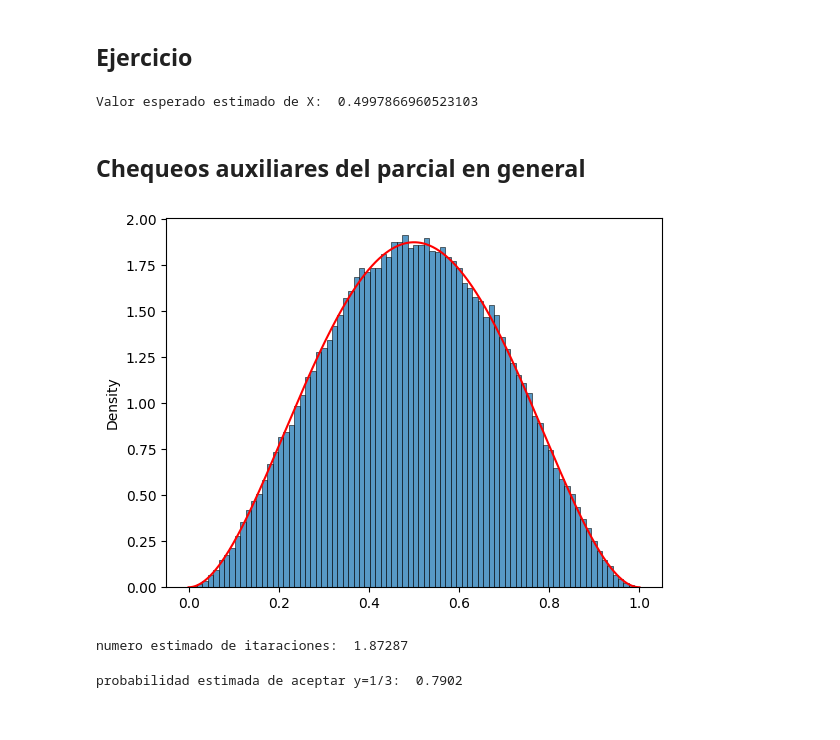
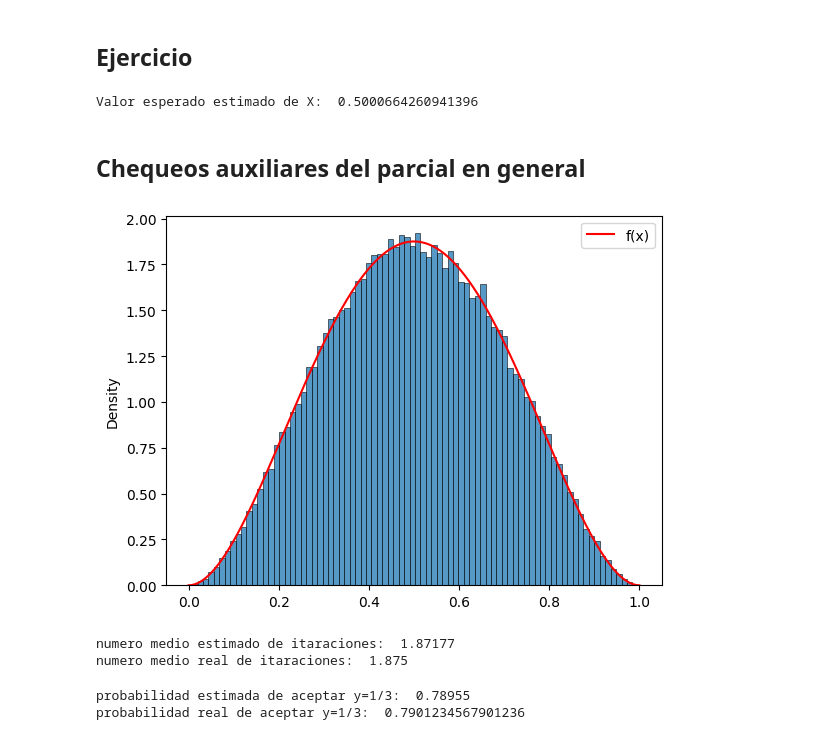
Before and after one commit to vmatiasw/modelos_y_simulacion, a Jupyter notebook: viola_matias_parcial2.ipynb, the cells around one changed output. Saved outputs shown, nothing was run; the diff lists cells and outputs as text; code cells hidden in the pictures.

```diff
--- a/viola_matias_parcial2.ipynb
+++ b/viola_matias_parcial2.ipynb
@@ -20,11 +17,11 @@ def ejercicio1():
       return muestra
 # %%
 NUMERO_DE_MUESTRAS = 100_000
-muestras = [ejercicio1() for _ in range(NUMERO_DE_MUESTRAS)]
+muestras_ej1 = [ejercicio1() for _ in range(NUMERO_DE_MUESTRAS)]
 
-esperanza = sum(muestras) / NUMERO_DE_MUESTRAS
+esperanza = sum(muestras_ej1) / NUMERO_DE_MUESTRAS
 print('Valor esperado estimado de X: ', esperanza)
 # %% [output]
-Valor esperado estimado de X:  0.4997866960523103
+Valor esperado estimado de X:  0.5000664260941396
 # %% [markdown]
 ## Chequeos auxiliares del parcial en general
@@ -31,15 +32,15 @@ Valor esperado estimado de X:  0.4997866960523103
 # %%
 def f(x):
   return 30 * (x**2 - 2*x**3 + x**4)
 
 dom = np.linspace(0,1,1000)
 y = [f(x) for x in dom]
 
-sns.lineplot(x=dom, y=y, color='red')
-sns.histplot(muestras, stat='density')
+sns.lineplot(x=dom, y=y, color='red', label='f(x)')
+sns.histplot(muestras_ej1, stat='density', label='distribucion de muestras ejercicio1()')
 plt.show()
 # %% [output]
-[figure, old version]
+[figure, new version]
 # %%
 def iteraciones_ejercicio1():
   contador_de_iteraciones = 0
@@ -51,12 +52,14 @@ def iteraciones_ejercicio1():
     if random() <= p_objetivo / (p_propuesta * C):
       return contador_de_iteraciones
 
-muestras = [iteraciones_ejercicio1() for _ in range(NUMERO_DE_MUESTRAS)]
+muestras_iteraciones = [iteraciones_ejercicio1() for _ in range(NUMERO_DE_MUESTRAS)]
 
-esperanza = sum(muestras) / NUMERO_DE_MUESTRAS
-print('numero estimado de itaraciones: ', esperanza)
+esperanza_iteraciones = sum(muestras_iteraciones) / NUMERO_DE_MUESTRAS
+print('numero medio estimado de itaraciones: ', esperanza_iteraciones)
+print('numero medio real de itaraciones: ', C)
 # %% [output]
-numero estimado de itaraciones:  1.87287
+numero medio estimado de itaraciones:  1.87177
+numero medio real de itaraciones:  1.875
 # %%
 def experimento_aceptar_y(y):
   muestra = y
@@ -67,9 +70,11 @@ def experimento_aceptar_y(y):
   else:
     return 0
 
-muestras = [experimento_aceptar_y(1/3) for _ in range(NUMERO_DE_MUESTRAS)]
+muestras_aceptar_y = [experimento_aceptar_y(1/3) for _ in range(NUMERO_DE_MUESTRAS)]
 
-esperanza = sum(muestras) / NUMERO_DE_MUESTRAS
-print('probabilidad estimada de aceptar y=1/3: ', esperanza)
+esperanza_aceptar_y = sum(muestras_aceptar_y) / NUMERO_DE_MUESTRAS
+print('probabilidad estimada de aceptar y=1/3: ', esperanza_aceptar_y)
+print('probabilidad real de aceptar y=1/3: ', f(1/3)/C)
 # %% [output]
-probabilidad estimada de aceptar y=1/3:  0.7902
+probabilidad estimada de aceptar y=1/3:  0.78955
+probabilidad real de aceptar y=1/3:  0.7901234567901236
```
Also changed, not shown: parts of 3 cells of this notebook.
